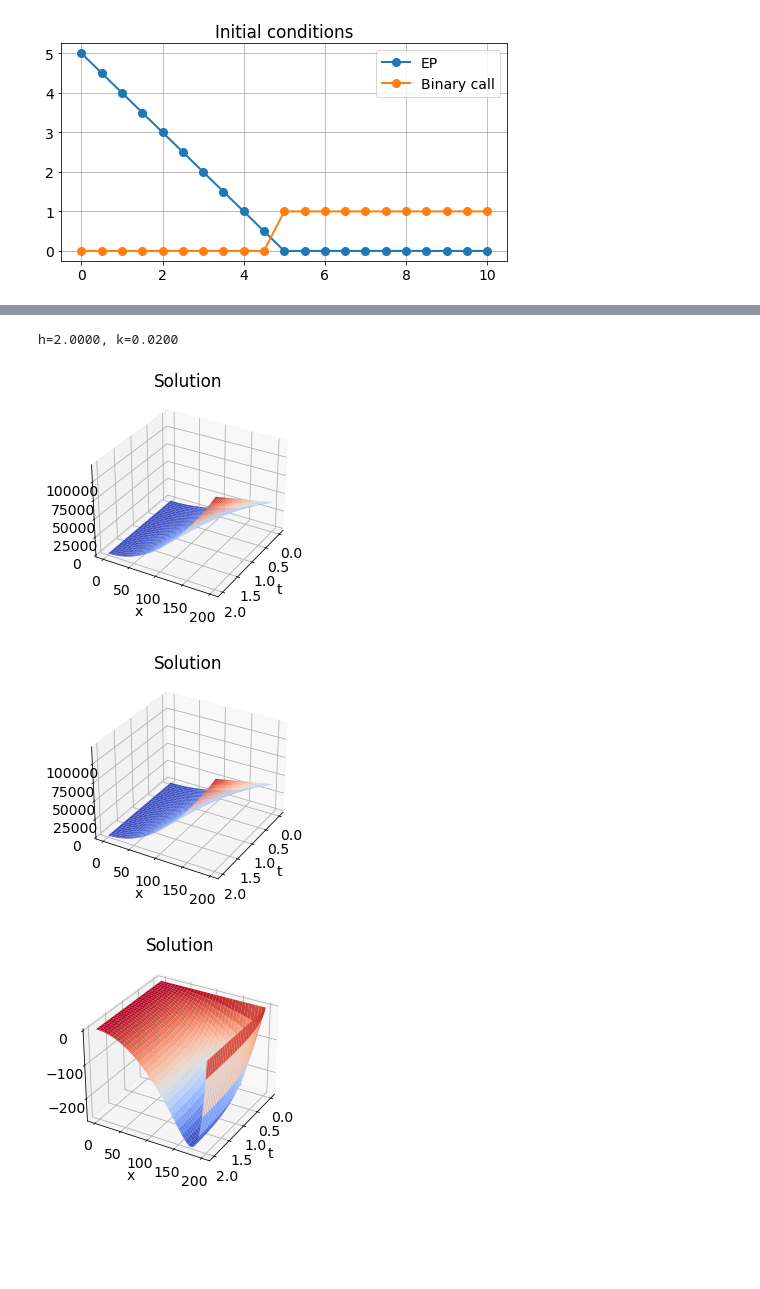
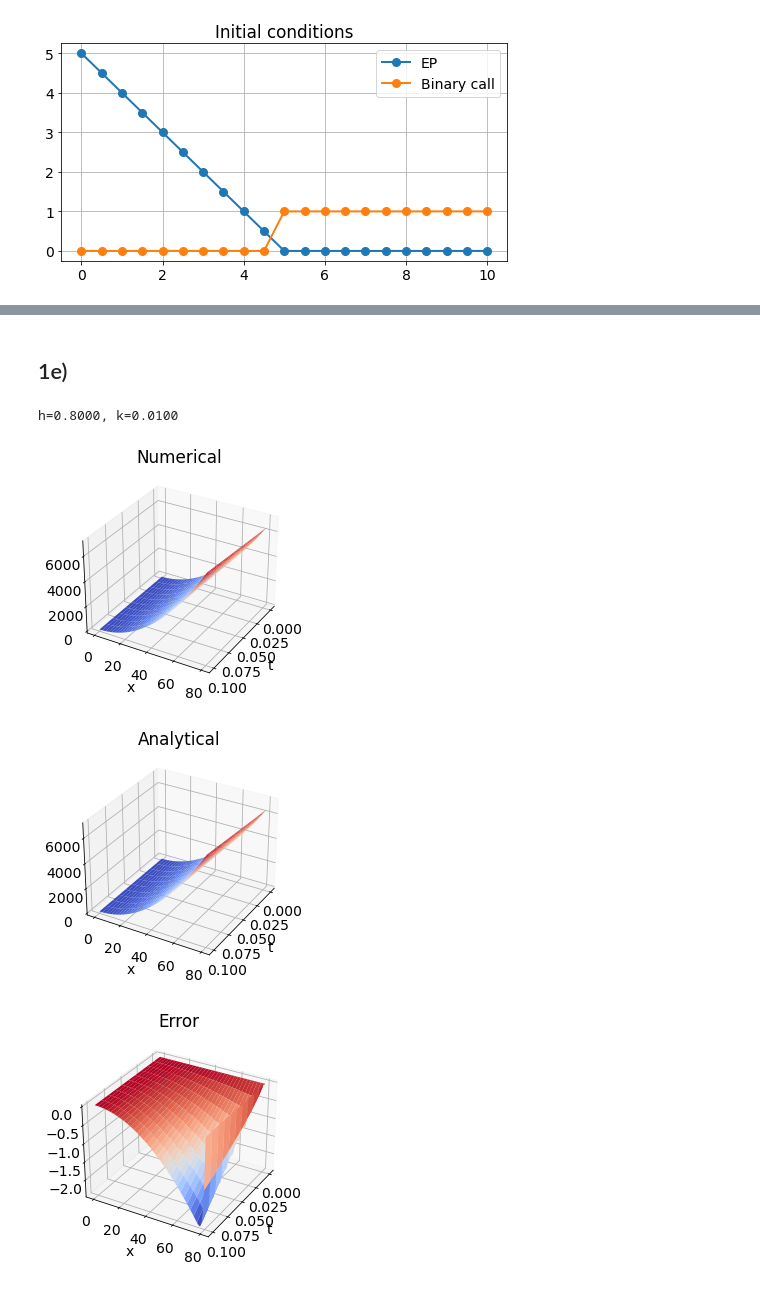
Before and after one commit to aledha/TMA4212-NumDiffDiff, a Jupyter notebook: Exercise 3/Ex 3.ipynb, the cells around one changed output, grey strips where cells are left out. Drawn from its saved outputs; the diff is of its cells as text; code cells hidden in the pictures; blank space fills up the shorter version.

```diff
--- a/Exercise 3/Ex 3.ipynb
+++ b/Exercise 3/Ex 3.ipynb
@@ -84,15 +86,13 @@ def crank(g, params, BC, M=10, N=100, R = 1, T=0.5):
     elif BC == 'binary':
         U[0, :] = 0 * t
 
+    # u(R,t) = u(R, 0)
     U[-1, :] = np.repeat(U[-1, 0], N+1)
 
     # Constructing p and q
     p = np.zeros(M-1)
-    p[0] = (-alpha * x[0]**2 - beta * x[0]) * U[0,1]
-    p[-1] = (-alpha * x[-1]**2 + beta * x[-1]) * U[-1,1]
     q = np.zeros(M-1)
-    q[0] = (alpha * x[0]**2 + beta * x[0]) * U[0,0]
-    q[-1] = (alpha * x[-1]**2 - beta * x[-1]) * U[-1,0]
+
 
     # Main loop
     for n in range(N):
@@ -102,10 +102,8 @@ def crank(g, params, BC, M=10, N=100, R = 1, T=0.5):
         q[0] = (alpha * x[1]**2 + beta * x[1]) * U[0,n]
         q[-1] = (alpha * x[-2]**2 - beta * x[-2]) * U[-1,n]
 
-        tempvec = B.dot(U[1:-1, n]) + q - p
-        U[1:-1, n+1] = np.linalg.solve(A, tempvec)  # [1:-1] -> excluding endpoints
-        # Boundary
-        #U[0, n+1] = bndry(t[n+1])
+        # Solving linear system
+        U[1:-1, n+1] = np.linalg.solve(A, B.dot(U[1:-1, n]) + q - p )  # [1:-1] -> excluding endpoints
     return x, t, U
 # %%
 def european_put(x, K):
@@ -165,7 +163,11 @@ h=2.0000, k=0.0200
+# %% [markdown]
+## 1e)
 # %%
-def crank_modified(g, params, BC, M=10, N=100, R = 1, T=0.5):
+def crank_modified(g, params, M=10, N=100, R = 1, T=0.5):
     # Input:
     #       g: initial function for t=0
+    #       params: a list containing parameters
+    #               sigma, r, c and K
     #       M, N: number of grid intervals in the x- and t directions
     #       T: end of integration
     # Output:
@@ -216,13 +218,7 @@ def crank_modified(g, params, BC, M=10, N=100, R = 1, T=0.5):
 
     # Constructing p and q
     p = np.zeros(M-1)
-    p[0] = (-alpha * x[1]**2 - beta * x[1]) * U[0,1]
-    p[-1] = (-alpha * x[-2]**2 + beta * x[-2]) * U[-1,1]
-
     q = np.zeros(M-1)
-    q[0] = (alpha * x[1]**2 + beta * x[1]) * U[0,0]
-    q[-1] = (alpha * x[-2]**2 - beta * x[-2]) * U[-1,0]
-
     # RHS
     def f(t):
         return (1+t) * x[1:-1]**2 * (1/(1 + t) - sigma**2 + 2*r + c)
@@ -245,15 +241,20 @@ def u_exact(x, t):
 def u0(x):
     return x**2
 # %%
-x, t, U = crank_modified(g = u0, params = params, BC = BC, T = 2, R = 200, M = 100, N = 100)
+sigma = 0.1
+r = 0.2
+c = 0.5
+K = 10
+params = [sigma, r, c, K]
+x, t, U = crank_modified(g = u0, params = params, T = 0.1, R = 80, M = 100, N = 10)
 # %% [output]
-h=2.0000, k=0.0200
+h=0.8000, k=0.0100
 # %%
-plot_solution(x, t, U)
+plot_solution(x, t, U, txt = 'Numerical')
 tt, xx = np.meshgrid(t, x)
-plot_solution(x, t, u_exact(xx, tt))
-plot_solution(x, t, U - u_exact(xx, tt))
+plot_solution(x, t, u_exact(xx, tt), txt = 'Analytical')
+plot_solution(x, t, U - u_exact(xx, tt), txt = 'Error')
 # %% [output]
-[figure, old version]
+[figure, new version]
-[figure, old version]
+[figure, new version]
-[figure, old version]
+[figure, new version]
```
Also changed, not shown: parts of 7 cells of this notebook.
